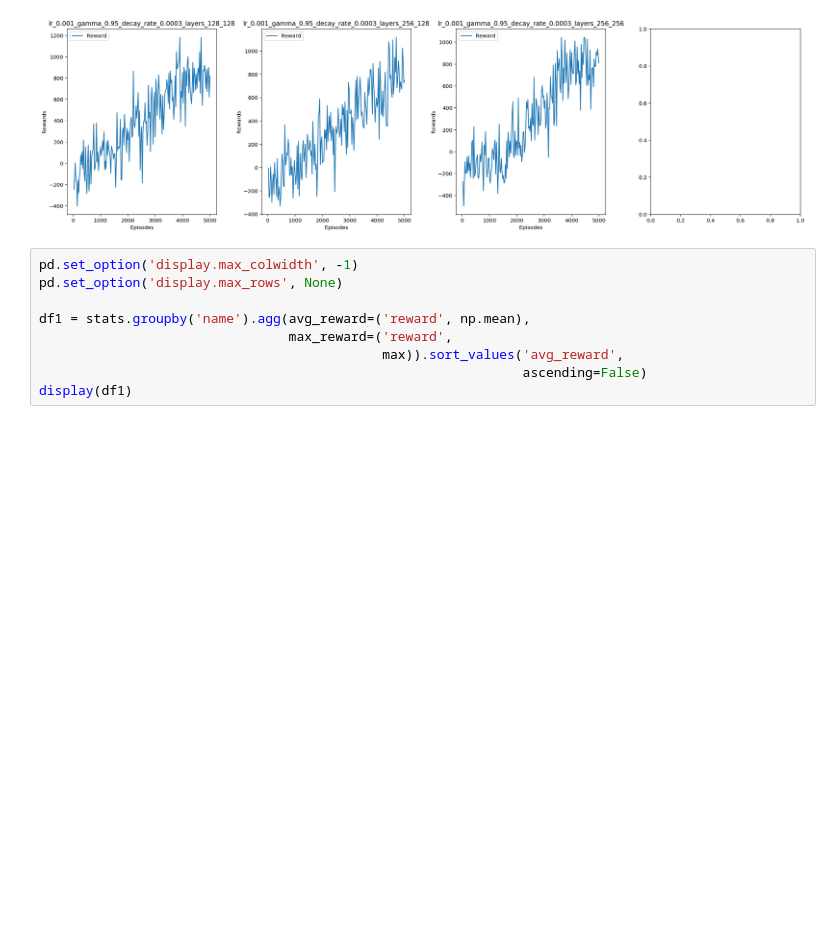
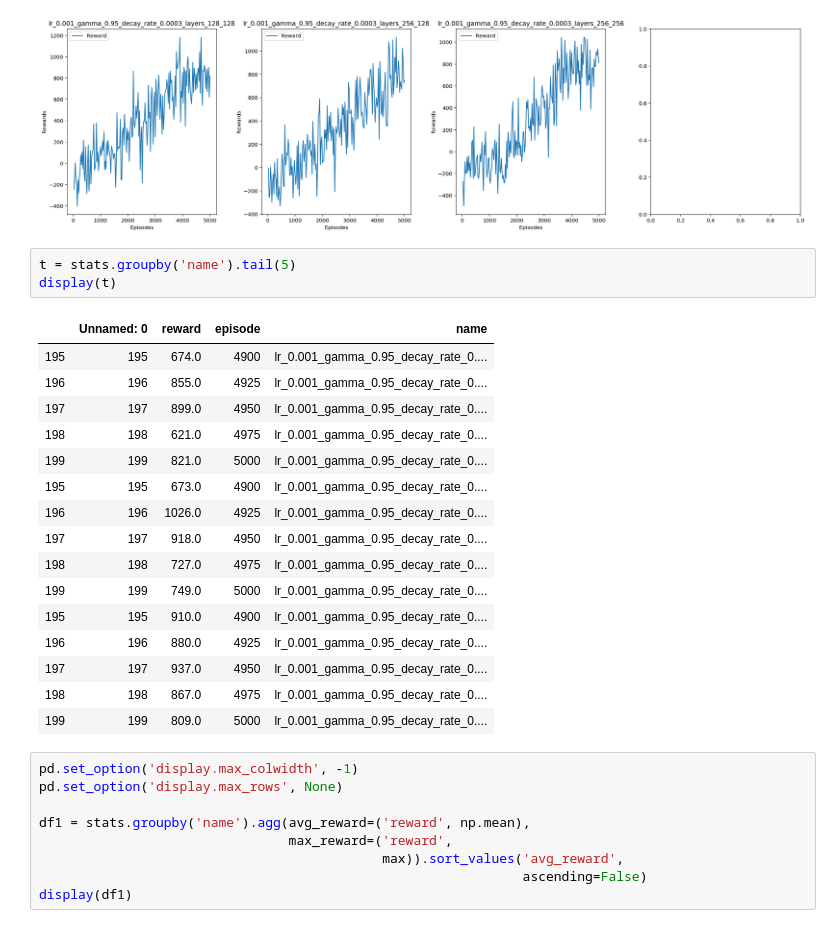
Before and after one commit to ashwanikumar04/rl-cab-drivers-assistant, a Jupyter notebook: grid_search/DQN_Agent_Arch_State_Grid_Search-2.ipynb, the cells around one changed output. Drawn from its saved outputs; the diff is of its cells as text; blank space fills up the shorter version.

```diff
--- a/grid_search/DQN_Agent_Arch_State_Grid_Search-2.ipynb
+++ b/grid_search/DQN_Agent_Arch_State_Grid_Search-2.ipynb
@@ -499,6 +499,26 @@ plt.savefig('models_{}_2.png'.format(EPISODES))
 plt.show()
 # %% [output]
 [figure]
+# %%
+t = stats.groupby('name').tail(5)
+display(t)
+# %% [output]
+|  | Unnamed: 0 | reward | episode | name |
+| 195 | 195 | 674.0 | 4900 | lr_0.001_gamma_0.95_decay_rate_0.... |
+| 196 | 196 | 855.0 | 4925 | lr_0.001_gamma_0.95_decay_rate_0.... |
+| 197 | 197 | 899.0 | 4950 | lr_0.001_gamma_0.95_decay_rate_0.... |
+| 198 | 198 | 621.0 | 4975 | lr_0.001_gamma_0.95_decay_rate_0.... |
+| 199 | 199 | 821.0 | 5000 | lr_0.001_gamma_0.95_decay_rate_0.... |
+| 195 | 195 | 673.0 | 4900 | lr_0.001_gamma_0.95_decay_rate_0.... |
+| 196 | 196 | 1026.0 | 4925 | lr_0.001_gamma_0.95_decay_rate_0.... |
+| 197 | 197 | 918.0 | 4950 | lr_0.001_gamma_0.95_decay_rate_0.... |
+| 198 | 198 | 727.0 | 4975 | lr_0.001_gamma_0.95_decay_rate_0.... |
+| 199 | 199 | 749.0 | 5000 | lr_0.001_gamma_0.95_decay_rate_0.... |
+| 195 | 195 | 910.0 | 4900 | lr_0.001_gamma_0.95_decay_rate_0.... |
+| 196 | 196 | 880.0 | 4925 | lr_0.001_gamma_0.95_decay_rate_0.... |
+| 197 | 197 | 937.0 | 4950 | lr_0.001_gamma_0.95_decay_rate_0.... |
+| 198 | 198 | 867.0 | 4975 | lr_0.001_gamma_0.95_decay_rate_0.... |
+| 199 | 199 | 809.0 | 5000 | lr_0.001_gamma_0.95_decay_rate_0.... |
 # %%
 pd.set_option('display.max_colwidth', -1)
 pd.set_option('display.max_rows', None)
```
Also changed, not shown: 22 other files.
